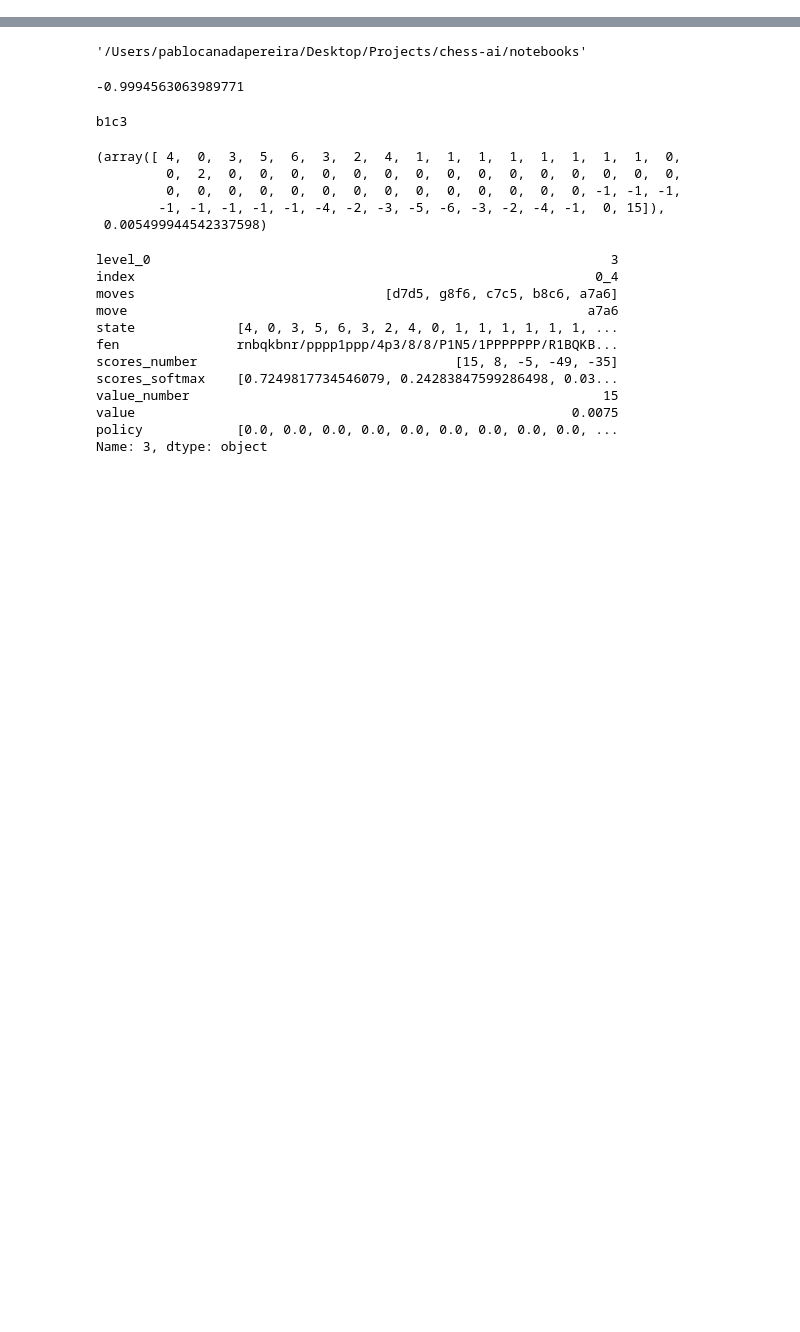
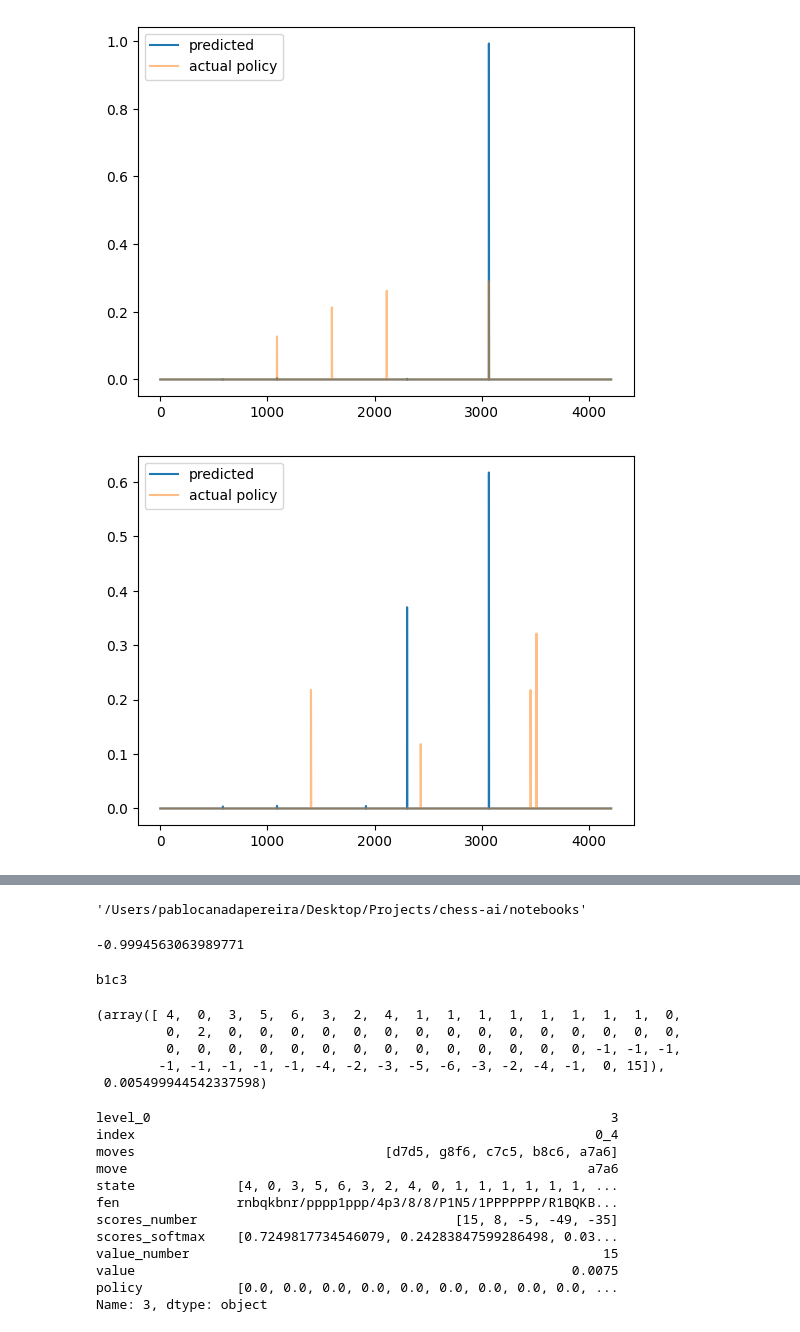
Before and after one commit to pacanada/chess-ai, a Jupyter notebook: notebooks/2022_21_11_check_supervised_dataset.ipynb, the cells around one changed output, grey strips where cells are left out. Cells and saved outputs as stored; diff of their text form; code cells hidden in the pictures; blank space fills up the shorter version.

```diff
--- a/notebooks/2022_21_11_check_supervised_dataset.ipynb
+++ b/notebooks/2022_21_11_check_supervised_dataset.ipynb
@@ -11,0 +90,9 @@ from pathlib import Path
+# %%
+for i in range(10):
+    plt.plot(policy[i].detach().numpy(), label="predicted")
+    plt.plot(buffer.iloc[i].policy, alpha=0.5, label="actual policy")
+    plt.legend()
+    plt.show()
+# %% [output]
+[figure, added]
+[figure, added]
```
Also changed, not shown: parts of 15 cells of this notebook, 9 other files.
